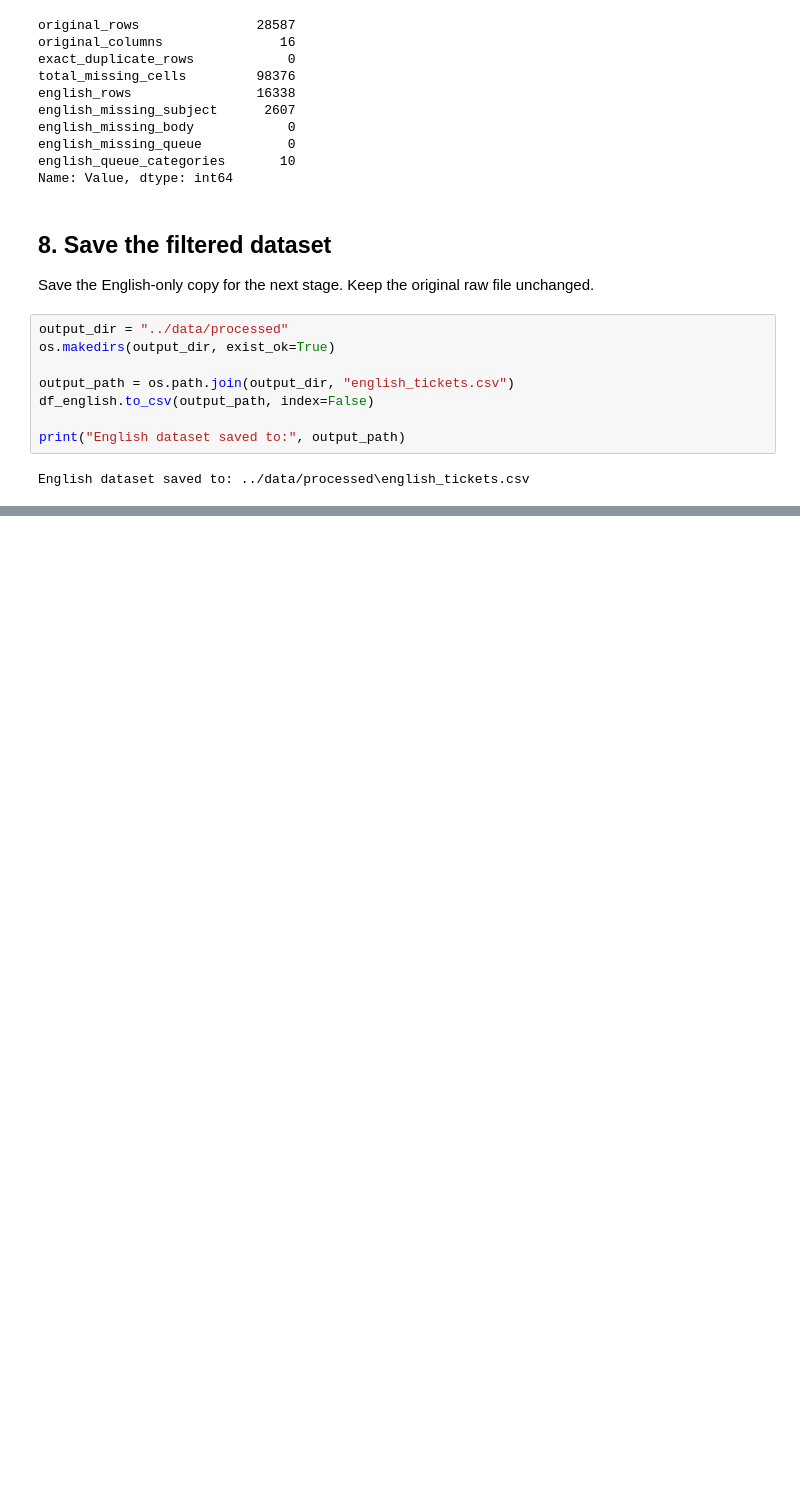
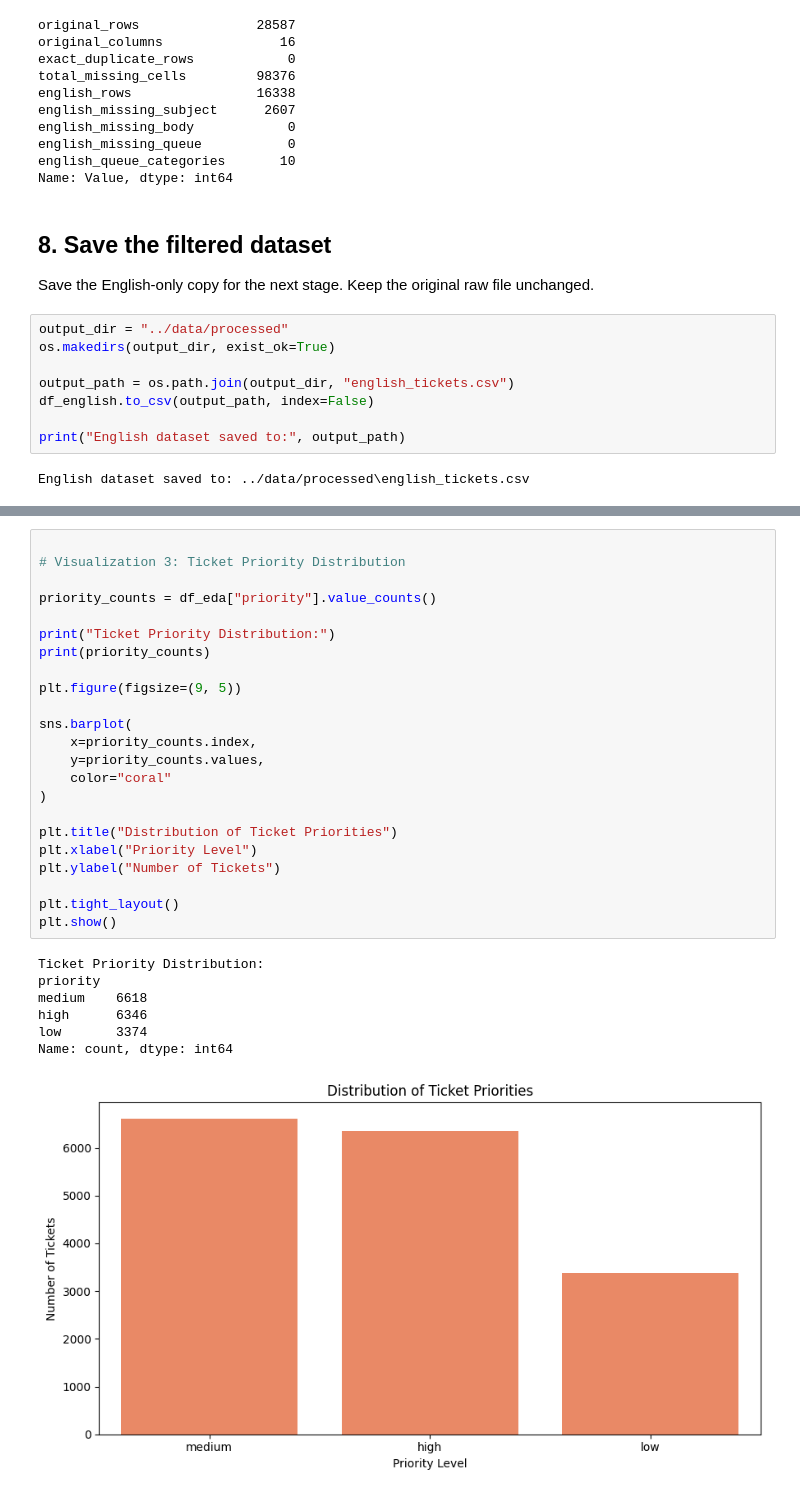
Before and after one commit to Raneem04H/Arti-303-Project-, a Jupyter notebook: notebooks/customer_support_analysis.ipynb, the cells around one changed output, grey strips where cells are left out. Drawn from its saved outputs; the diff is of its cells as text; blank space fills up the shorter version.

```diff
--- a/notebooks/customer_support_analysis.ipynb
+++ b/notebooks/customer_support_analysis.ipynb
@@ -296,0 +383,31 @@ English dataset saved to: ../data/processed\english_tickets.csv
+# %%
+
+# Visualization 3: Ticket Priority Distribution
+
+priority_counts = df_eda["priority"].value_counts()
+
+print("Ticket Priority Distribution:")
+print(priority_counts)
+
+plt.figure(figsize=(9, 5))
+
+sns.barplot(
+    x=priority_counts.index,
+    y=priority_counts.values,
+    color="coral"
+)
+
+plt.title("Distribution of Ticket Priorities")
+plt.xlabel("Priority Level")
+plt.ylabel("Number of Tickets")
+
+plt.tight_layout()
+plt.show()
+# %% [output]
+Ticket Priority Distribution:
+priority
+medium    6618
+high      6346
+low       3374
+Name: count, dtype: int64
+[figure, added]
```
Also changed, not shown: parts of 9 cells of this notebook, 8 other files.
